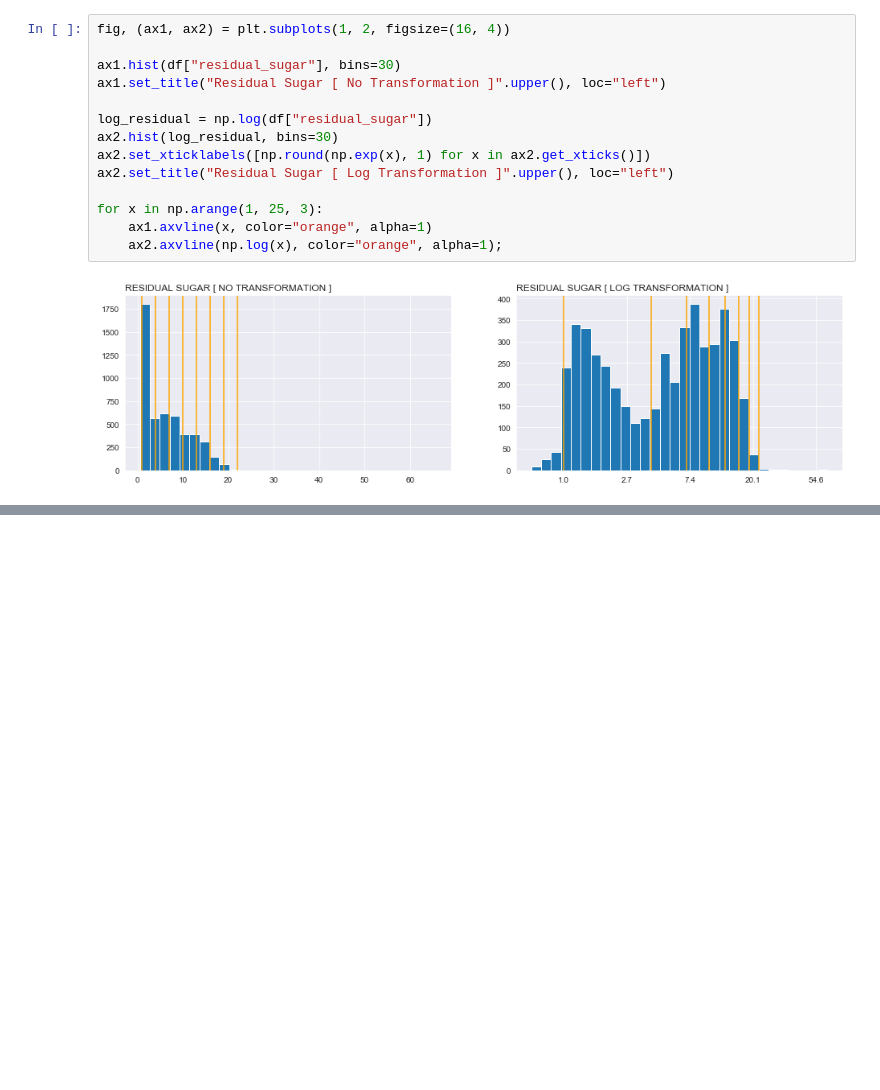
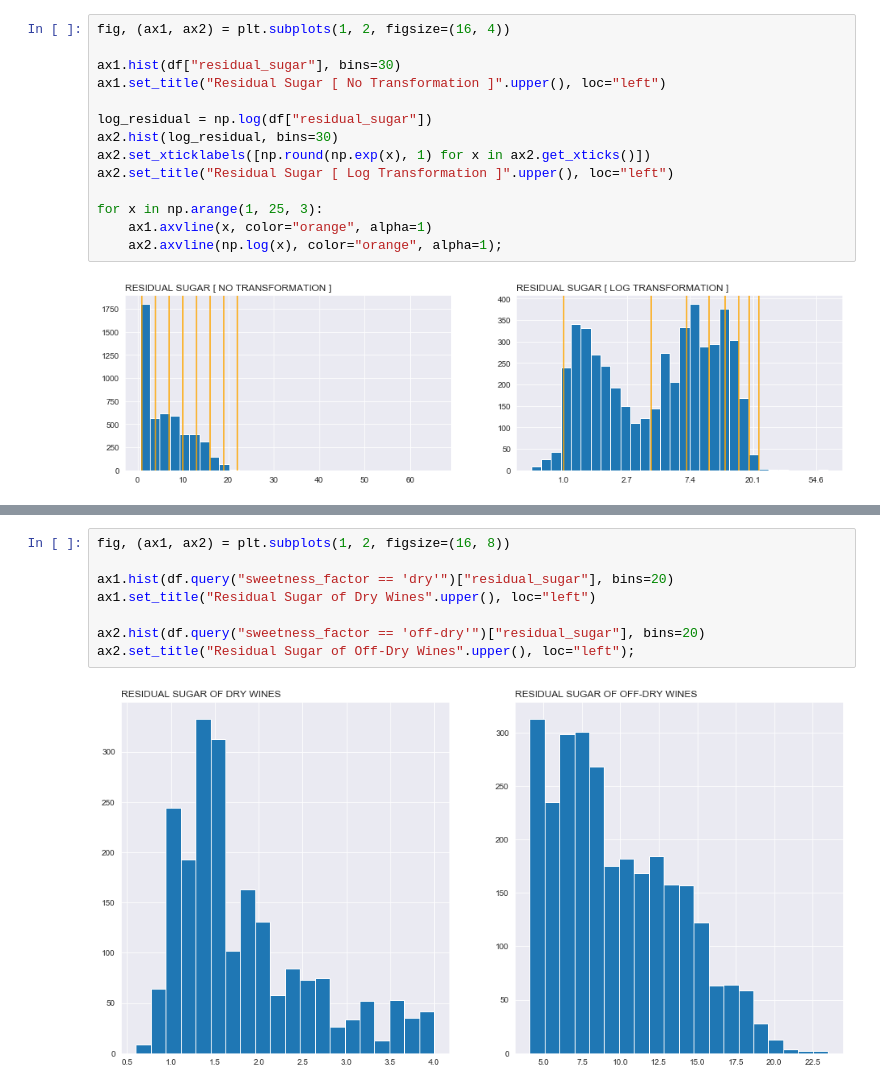
Before and after one commit to hoadcoder/SundayLearning, a Jupyter notebook: an04_wine_analysis.ipynb, the cells around one changed output, grey strips where cells are left out. Saved outputs shown, nothing was run; the diff lists cells and outputs as text; blank space fills up the shorter version.

```diff
--- a/an04_wine_analysis.ipynb
+++ b/an04_wine_analysis.ipynb
@@ -90,0 +126,10 @@ for x in np.arange(1, 25, 3):
+# %%
+fig, (ax1, ax2) = plt.subplots(1, 2, figsize=(16, 8))
+
+ax1.hist(df.query("sweetness_factor == 'dry'")["residual_sugar"], bins=20)
+ax1.set_title("Residual Sugar of Dry Wines".upper(), loc="left")
+
+ax2.hist(df.query("sweetness_factor == 'off-dry'")["residual_sugar"], bins=20)
+ax2.set_title("Residual Sugar of Off-Dry Wines".upper(), loc="left");
+# %% [output]
+[figure, added]
```
Also changed, not shown: parts of 16 cells of this notebook.
